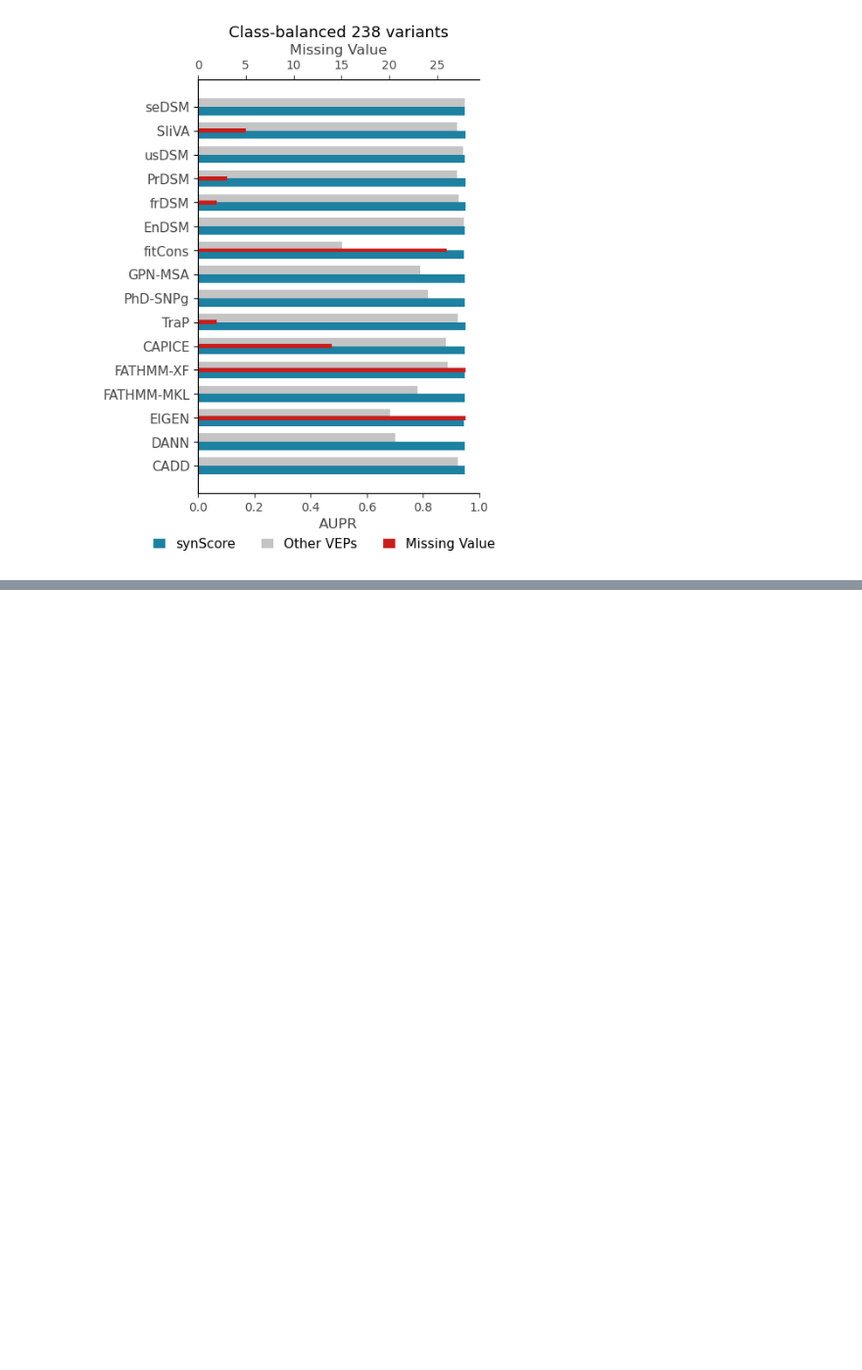
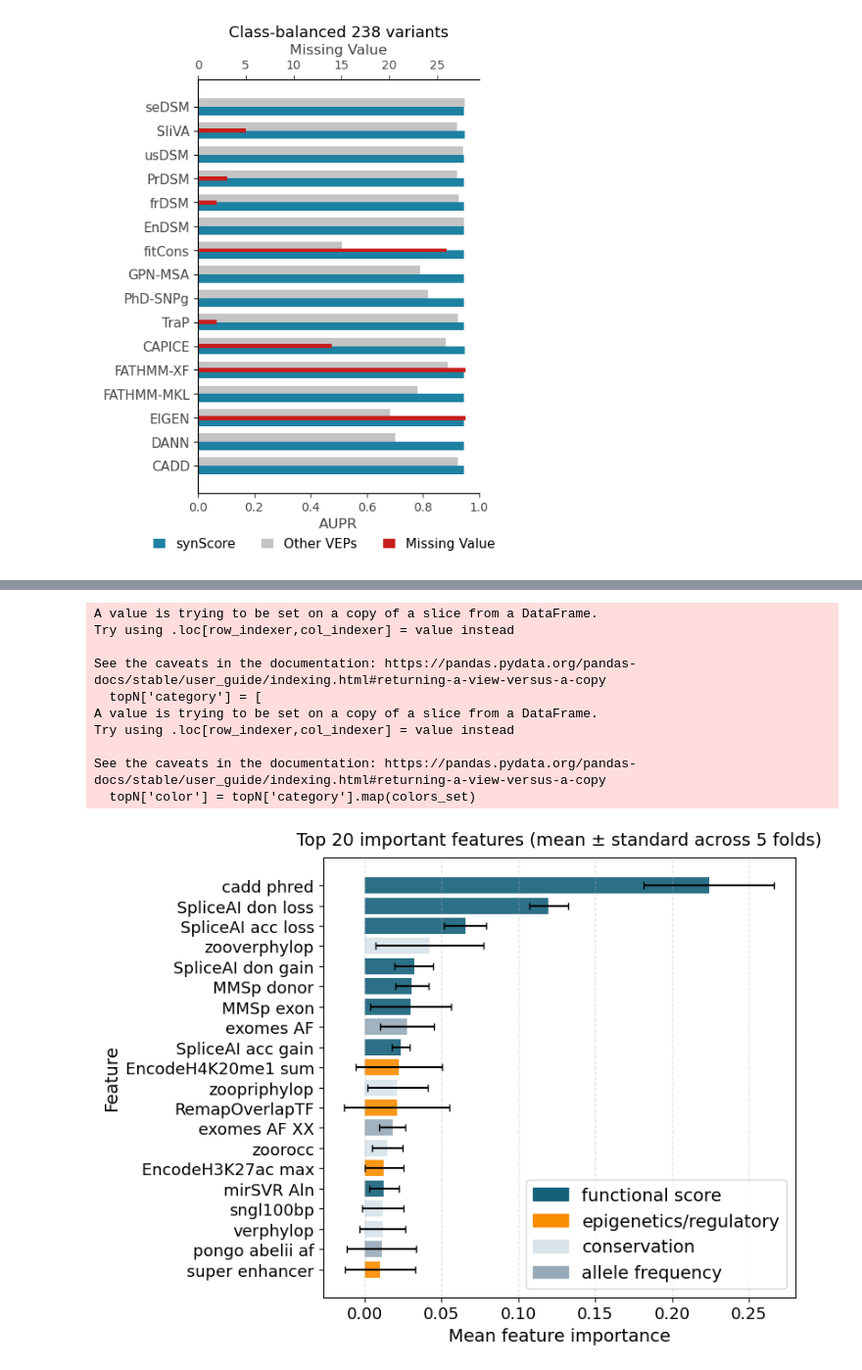
Before and after one commit to xialab-ahu/SynMall, a Jupyter notebook: Code/1-SynMall-Prediciton.ipynb, the cells around one changed output, grey strips where cells are left out. Shown at 98% size. Cells and saved outputs as stored; diff of their text form; code cells hidden in the pictures; blank space fills up the shorter version.

```diff
--- a/Code/1-SynMall-Prediciton.ipynb
+++ b/Code/1-SynMall-Prediciton.ipynb
@@ -910,0 +943,80 @@ draw_pairwise_aupr(pairwise_df, save_path=None)
+# %%
+import pandas as pd
+import matplotlib.pyplot as plt
+import matplotlib.patches as mpatches
+import glob
+
+# 1. Read results from all folds
+files = sorted(glob.glob("../Result/feature_importance/importance_fold*.csv"))
+dfs = [pd.read_csv(f) for f in files]
+
+# 2. Merge all feature importance data
+imp_all = pd.concat([df[['Feature', 'importance']] for df in dfs], keys=range(len(dfs)), names=['fold'])
+
+# 3. Calculate mean and standard deviation
+imp_stats = imp_all.groupby('Feature')['importance'].agg(['mean', 'std']).sort_values('mean', ascending=False)
+
+# 4. Select Top N features (e.g., top 20)
+topN = imp_stats.head(20)
+topN['category'] = [
+    'functional score', 'functional score', 'functional score', 'conservation',
+    'functional score', 'functional score', 'functional score', 'allele frequency',
+    'functional score', 'epigenetics/regulatory', 'conservation', 'epigenetics/regulatory',
+    'allele frequency', 'conservation', 'epigenetics/regulatory', 'functional score',
+    'conservation', 'conservation', 'allele frequency', 'epigenetics/regulatory'
+]
+
+# Color settings
+colors_set = {
+    'functional score': '#15607a',
+    'epigenetics/regulatory': '#fa8c00',
+    'conservation': '#d8e4ea',
+    'allele frequency': '#97aab9',
+}
+
+# Map colors according to categories
+topN['color'] = topN['category'].map(colors_set)
+
+# 5. Plotting
+plt.figure(figsize=(8, 6))
+plt.barh(
+    [item.replace('_', ' ') for item in topN.index[::-1]],
+    topN['mean'][::-1],
+    xerr=topN['std'][::-1],
+    color=topN['color'][::-1],
+    alpha=0.9,
+    ecolor='black',
+    capsize=3,
+)
+
+plt.xlabel('Mean feature importance', fontsize=14)
+plt.ylabel('Feature', fontsize=14)
+plt.title('Top 20 important features (mean ± standard across 5 folds)', fontsize=14, pad=10)
+
+# Adjust axis tick font size
+plt.xticks(fontsize=13)
+plt.yticks(fontsize=13)
+
+plt.grid(axis='x', linestyle='--', alpha=0.4)
+
+# Legend
+legend_patches = [mpatches.Patch(color=c, label=cat) for cat, c in colors_set.items()]
+plt.legend(handles=legend_patches,
+           loc='lower right',
+           fontsize=14,
+           frameon=True)
+
+plt.tight_layout()
+plt.show()
+# %% [output]
+A value is trying to be set on a copy of a slice from a DataFrame.
+Try using .loc[row_indexer,col_indexer] = value instead
+
+See the caveats in the documentation: https://pandas.pydata.org/pandas-docs/stable/user_guide/indexing.html#returning-a-view-versus-a-copy
+  topN['category'] = [
+A value is trying to be set on a copy of a slice from a DataFrame.
+Try using .loc[row_indexer,col_indexer] = value instead
+
+See the caveats in the documentation: https://pandas.pydata.org/pandas-docs/stable/user_guide/indexing.html#returning-a-view-versus-a-copy
+  topN['color'] = topN['category'].map(colors_set)
+[figure, added]
```
Also changed, not shown: parts of 17 cells of this notebook, 2 other files.
